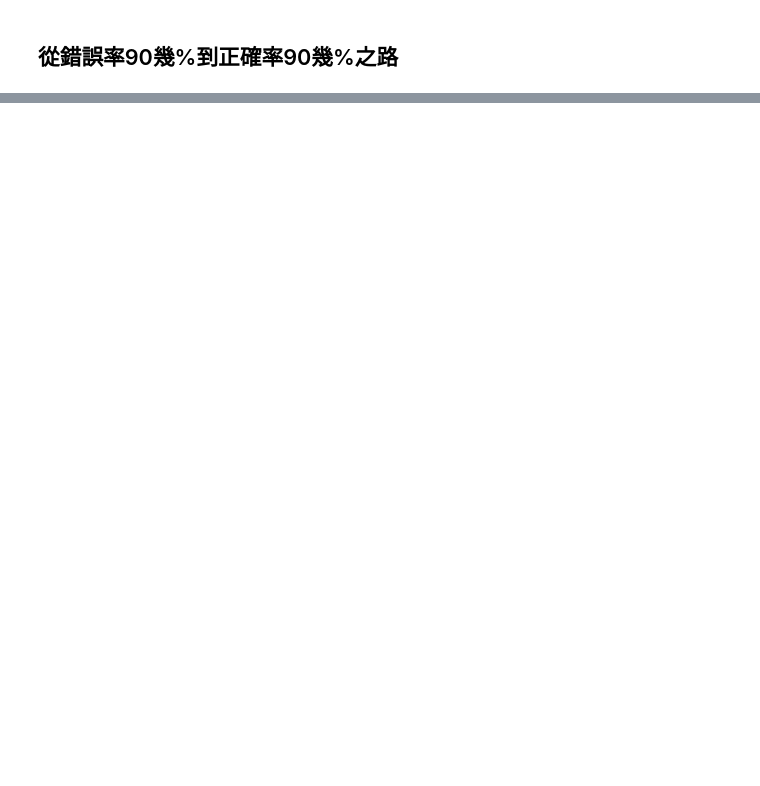
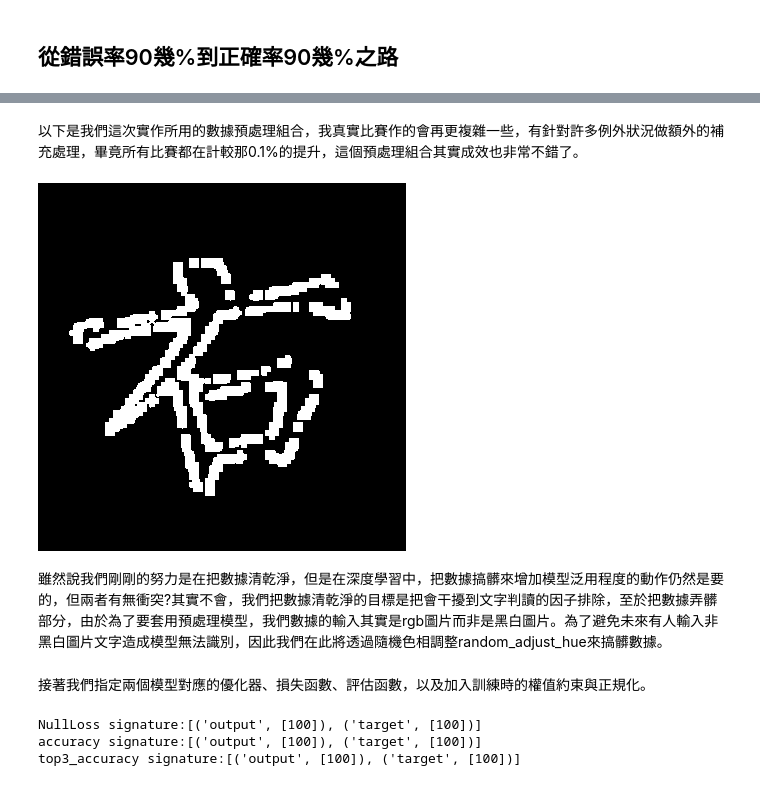
Before and after one commit to AllanYiin/DeepBelief_Course5_Examples, a Jupyter notebook: epoch102_識別漢字/Chinese_Character_Recognition_pytorch.ipynb, the cells around one changed output, grey strips where cells are left out. Drawn from its saved outputs; the diff is of its cells as text; code cells hidden in the pictures; blank space fills up the shorter version.

```diff
--- a/epoch102_識別漢字/Chinese_Character_Recognition_pytorch.ipynb
+++ b/epoch102_識別漢字/Chinese_Character_Recognition_pytorch.ipynb
@@ -403,0 +227,2 @@ array2image(data[0])
+# %% [markdown]
+以下是我們這次實作所用的數據預處理組合，我真實比賽作的會再更複雜一些，有針對許多例外狀況做額外的補充處理，畢竟所有比賽都在計較那0.1%的提升，這個預處理組合其實成效也非常不錯了。
@@ -403,0 +236,47 @@ array2image(data[0])
+# %%
+def noise_index(img):
+    x1=img[1:,:]-img[:-1,:]
+    x2=img[:,1:]-img[:,:-1]
+    return (np.abs(x1).mean()+np.abs(x2).mean())/2
+
+def is_white_background(img):
+    p10=np.percentile(img,10)
+    p90=np.percentile(img,90)
+    if abs(p90-img.mean())<abs(p10-img.mean()) and p90-p10>80:
+        return True
+    elif abs(p90-img.mean())>abs(p10-img.mean()) and p90-p10>80:
+        return False
+    else:
+        return None
+
+policy1=PreprocessPolicy()
+
+
+
+policy1.add(PreprocessPolicyItem(condition_if=lambda image: np.percentile(image,90)<40,then_process=[
+                                                                                image_dilation(filter_size=3,repeat=3),
+                                                                                downsample_then_upsample(scale=4,repeat=1),
+                                                                                image_dilation(filter_size=3,repeat=1),
+                                                                                adaptive_binarization('otsu')
+                                                                                ]))
+
+policy1.add(PreprocessPolicyItem(condition_if=lambda image:np.percentile(image,10)>200,then_process=[
+                                                                                image_erosion(filter_size=3,repeat=3),
+                                                                                downsample_then_upsample(scale=4,repeat=1),
+                                                                                image_erosion(filter_size=3,repeat=1),
+                                                                                adaptive_binarization('otsu')
+                                                                                ]))
+policy1.add(adaptive_binarization())
+policy1.add(PreprocessPolicyItem(condition_if=lambda image:noise_index(image)>12 and is_white_background(image)==True,then_process=[
+                                                                                dilation_then_erosion(filter_size=5,repeat=2)]))
+policy1.add(PreprocessPolicyItem(condition_if=lambda image:noise_index(image)>12 and is_white_background(image)==False,then_process=[
+                                                                                erosion_then_dilation(filter_size=5,repeat=2)]))
+
+
+img=image2array('../images/yo.jpg')
+img=policy1(img)
+array2image(img)
+# %% [output]
+[figure, added]
+# %% [markdown]
+雖然說我們剛剛的努力是在把數據清乾淨，但是在深度學習中，把數據搞髒來增加模型泛用程度的動作仍然是要的，但兩者有無衝突?其實不會，我們把數據清乾淨的目標是把會干擾到文字判讀的因子排除，至於把數據弄髒部分，由於為了要套用預處理模型，我們數據的輸入其實是rgb圖片而非是黑白圖片。為了避免未來有人輸入非黑白圖片文字造成模型無法識別，因此我們在此將透過隨機色相調整random_adjust_hue來搞髒數據。
@@ -403,0 +338,18 @@ array2image(data[0])
+# %% [markdown]
+接著我們指定兩個模型對應的優化器、損失函數、評估函數，以及加入訓練時的權值約束與正規化。
+# %%
+resnet50=resnet50\
+    .with_optimizer(optimizer='Adam',lr=2e-3,betas=(0.9, 0.999))\
+    .with_loss(NullLoss)\
+    .with_metric(accuracy,name='accuracy')\
+    .with_metric(accuracy,topk=3,name='top3_accuracy')\
+    .with_regularizer('l2')\
+    .with_constraint('max_min_norm')\
+    .with_model_save_path('Models/hanzi_resnet50_1.pth')\
+    .with_learning_rate_scheduler(reduce_lr_on_plateau,monitor='accuracy',mode='max',factor=0.5,patience=1,cooldown=1,threshold=2e-4,warmup=0)\
+    .with_callbacks(DataProcessCallback(policy0))\
+    .with_callbacks(PrintGradientsCallback(batch_inteval=100))
+# %% [output]
+NullLoss signature:[('output', [100]), ('target', [100])]
+accuracy signature:[('output', [100]), ('target', [100])]
+top3_accuracy signature:[('output', [100]), ('target', [100])]
```
Also changed, not shown: parts of 65 cells of this notebook, 1 other file.
